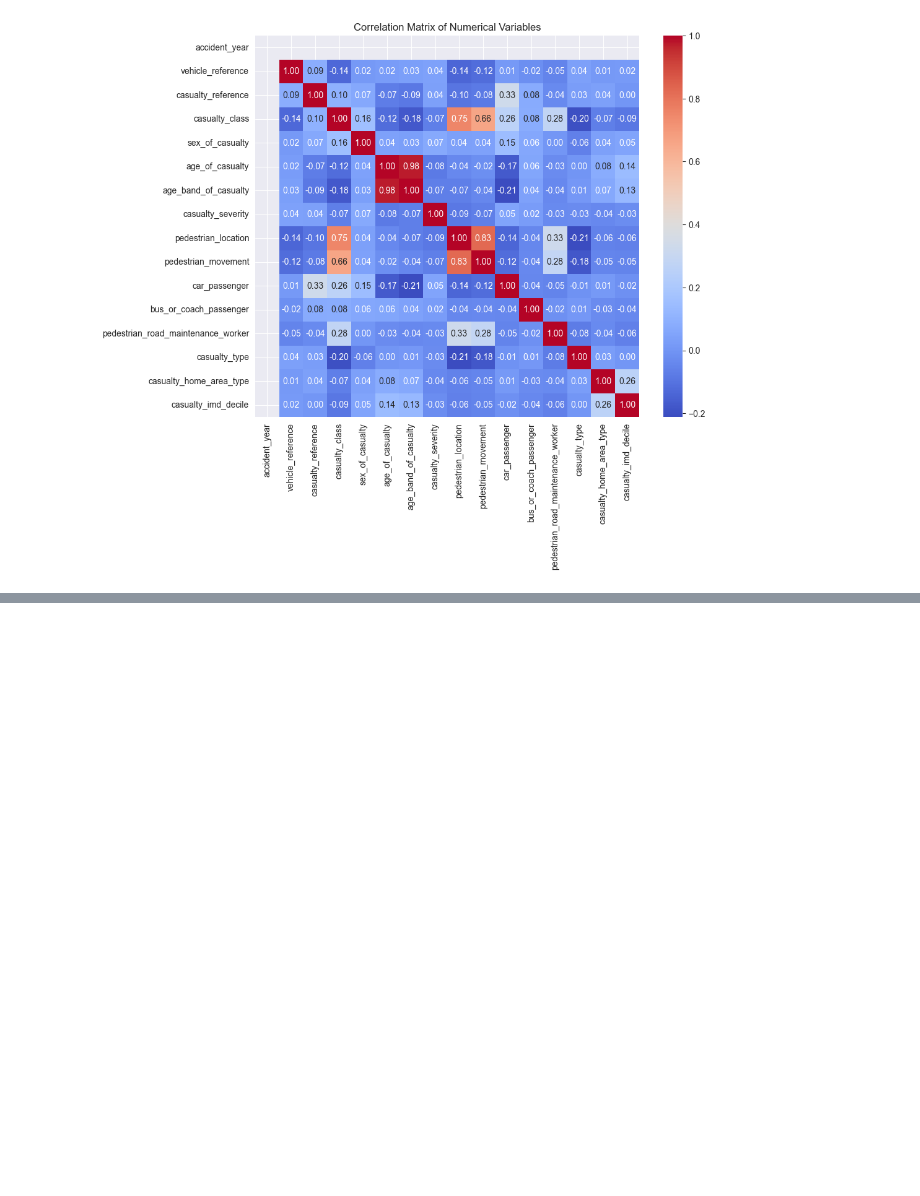
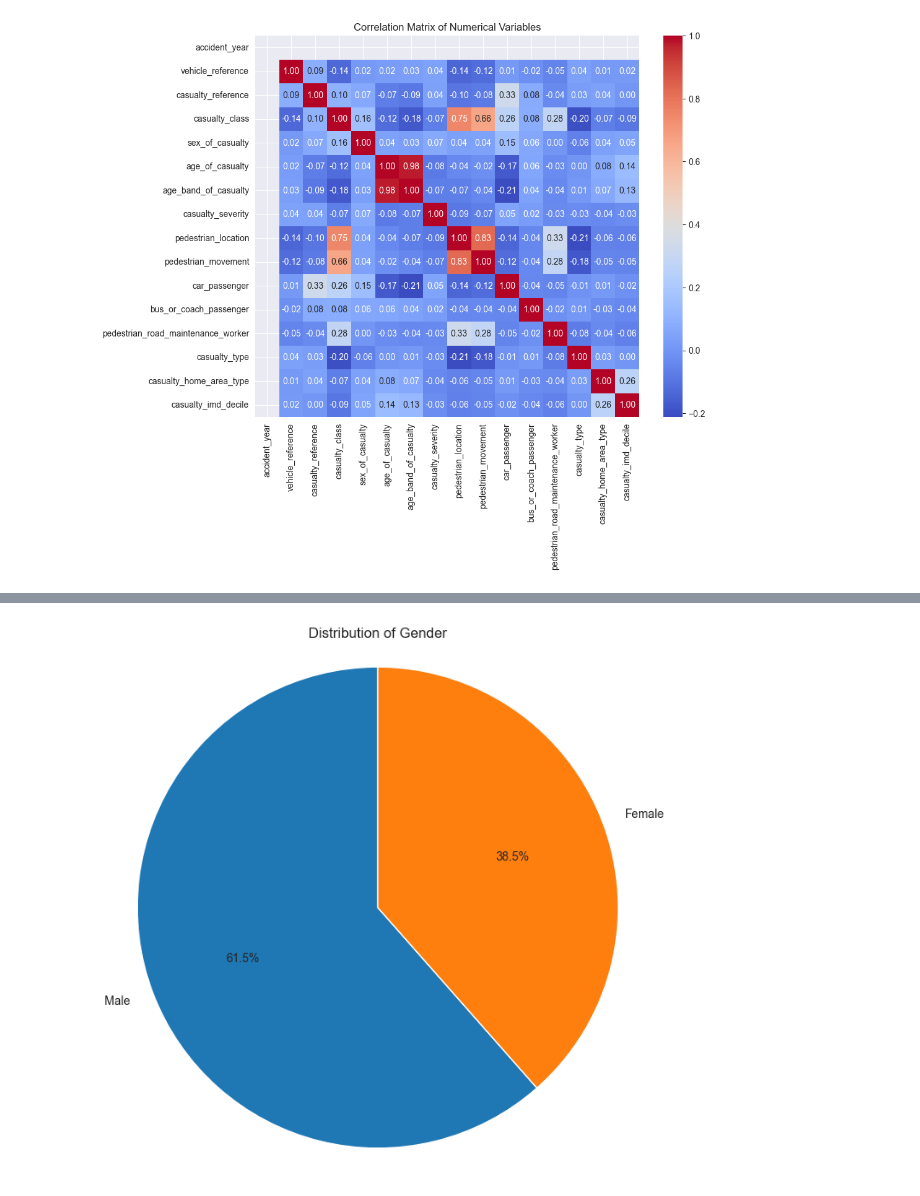
Before and after one commit to FatemehCh97/Road_Traffic_Accidents, a Jupyter notebook: src/Accidents_Analysis.ipynb, the cells around one changed output, grey strips where cells are left out. Cells and saved outputs as stored; diff of their text form; code cells hidden in the pictures; blank space fills up the shorter version.

```diff
--- a/src/Accidents_Analysis.ipynb
+++ b/src/Accidents_Analysis.ipynb
@@ -111,0 +130,18 @@ plt.show()
+# %%
+# Filter out unknown gender (value 9)
+gender_counts = df['sex_of_casualty'].value_counts().drop(9.0)
+
+# Define labels for the pie chart
+labels = ['Male', 'Female']
+
+# Define colors for each gender
+colors = ['#1f77b4', '#ff7f0e']
+
+# Create the pie chart
+plt.figure(figsize=(8, 8))
+plt.pie(gender_counts, labels=labels, colors=colors, autopct='%1.1f%%', startangle=90)
+plt.title('Distribution of Gender')
+plt.axis('equal')
+plt.show()
+# %% [output]
+[figure, added]
```
Also changed, not shown: parts of 7 cells of this notebook.
